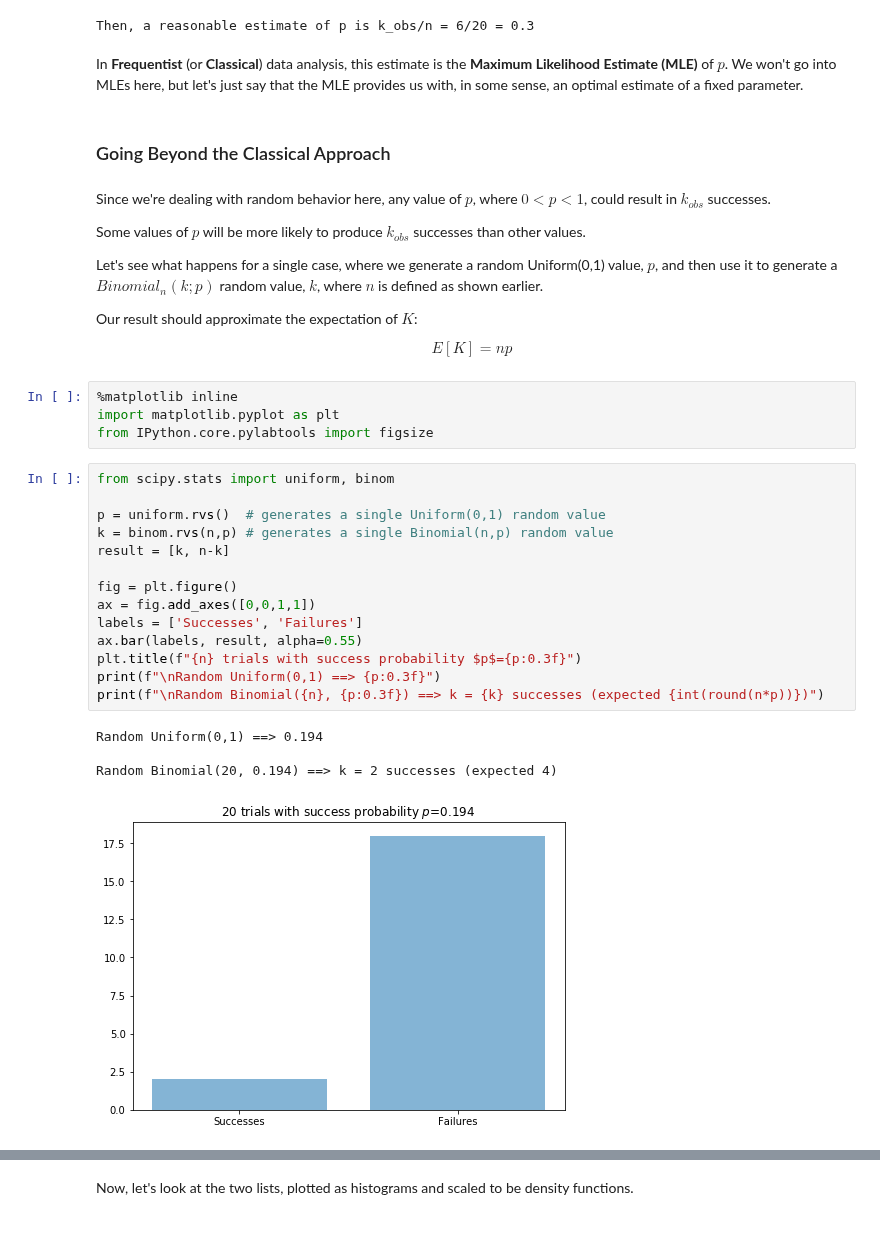
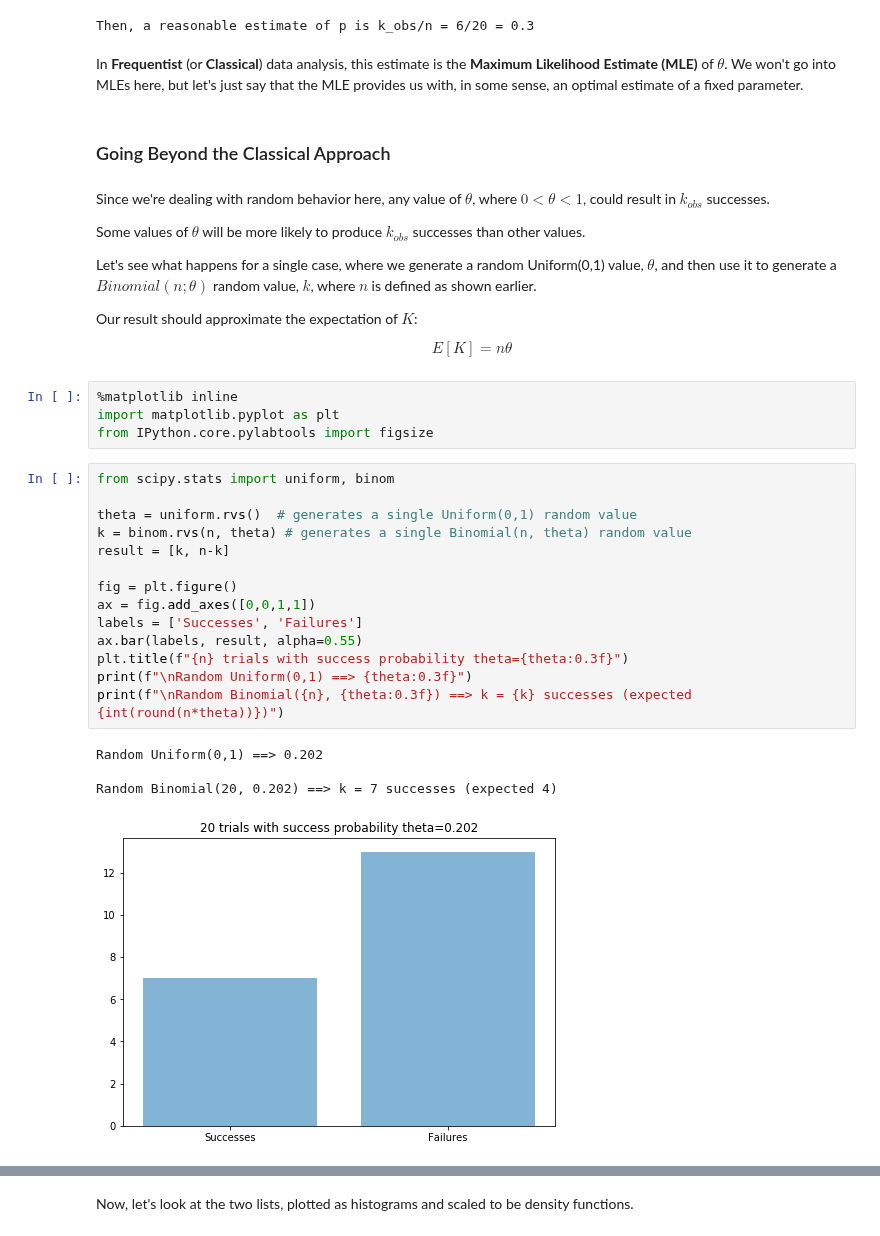
Before and after one commit to alreich/ipython-notebooks, a Jupyter notebook: Bayesian_Data_Analysis.ipynb, the cells around one changed output, grey strips where cells are left out. Drawn from its saved outputs; the diff is of its cells as text.

Commit message:
Changed p to theta

```diff
--- a/Bayesian_Data_Analysis.ipynb
+++ b/Bayesian_Data_Analysis.ipynb
@@ -59,18 +63,18 @@ print(f"Then, a reasonable estimate of p is k_obs/n = {k_obs}/{n} = {k_obs/n}")
 # %% [output]
 Then, a reasonable estimate of p is k_obs/n = 6/20 = 0.3
 # %% [markdown]
-In <b>Frequentist</b> (or <b>Classical</b>) data analysis, this estimate is the <b>Maximum Likelihood Estimate (MLE)</b> of $p$.  We won't go into MLEs here, but let's just say that the MLE provides us with, in some sense, an optimal estimate of a fixed parameter.
+In <b>Frequentist</b> (or <b>Classical</b>) data analysis, this estimate is the <b>Maximum Likelihood Estimate (MLE)</b> of $\theta$.  We won't go into MLEs here, but let's just say that the MLE provides us with, in some sense, an optimal estimate of a fixed parameter.
 # %% [markdown]
 ### Going Beyond the Classical Approach
 # %% [markdown]
-Since we're dealing with random behavior here, any value of $p$, where $0 \lt p \lt 1$, could result in $k_{obs}$ successes.
+Since we're dealing with random behavior here, any value of $\theta$, where $0 \lt \theta \lt 1$, could result in $k_{obs}$ successes.
 
-Some values of $p$ will be more likely to produce $k_{obs}$ successes than other values.
+Some values of $\theta$ will be more likely to produce $k_{obs}$ successes than other values.
 
-Let's see what happens for a single case, where we generate a random Uniform(0,1) value, $p$, and then use it to generate a $Binomial_n(k; p)$ random value, $k$, where $n$ is defined as shown earlier.
+Let's see what happens for a single case, where we generate a random Uniform(0,1) value, $\theta$, and then use it to generate a $Binomial(n; \theta)$ random value, $k$, where $n$ is defined as shown earlier.
 
 Our result should approximate the expectation of $K$:
-<p>$$E[K]=np$$
+<p>$$E[K]=n\theta$$
 # %%
 %matplotlib inline
 import matplotlib.pyplot as plt
@@ -78,20 +82,20 @@ from IPython.core.pylabtools import figsize
 # %%
 from scipy.stats import uniform, binom
 
-p = uniform.rvs()  # generates a single Uniform(0,1) random value
-k = binom.rvs(n,p) # generates a single Binomial(n,p) random value
+theta = uniform.rvs()  # generates a single Uniform(0,1) random value
+k = binom.rvs(n, theta) # generates a single Binomial(n, theta) random value
 result = [k, n-k]
 
 fig = plt.figure()
 ax = fig.add_axes([0,0,1,1])
 labels = ['Successes', 'Failures']
 ax.bar(labels, result, alpha=0.55)
-plt.title(f"{n} trials with success probability $p$={p:0.3f}")
-print(f"\nRandom Uniform(0,1) ==> {p:0.3f}")
-print(f"\nRandom Binomial({n}, {p:0.3f}) ==> k = {k} successes (expected {int(round(n*p))})")
+plt.title(f"{n} trials with success probability theta={theta:0.3f}")
+print(f"\nRandom Uniform(0,1) ==> {theta:0.3f}")
+print(f"\nRandom Binomial({n}, {theta:0.3f}) ==> k = {k} successes (expected {int(round(n*theta))})")
 # %% [output]
-Random Uniform(0,1) ==> 0.194
+Random Uniform(0,1) ==> 0.202
 
-Random Binomial(20, 0.194) ==> k = 2 successes (expected 4)
+Random Binomial(20, 0.202) ==> k = 7 successes (expected 4)
-[figure, old version]
+[figure, new version]
 # %% [markdown]
```
Also changed, not shown: parts of 28 cells of this notebook.
